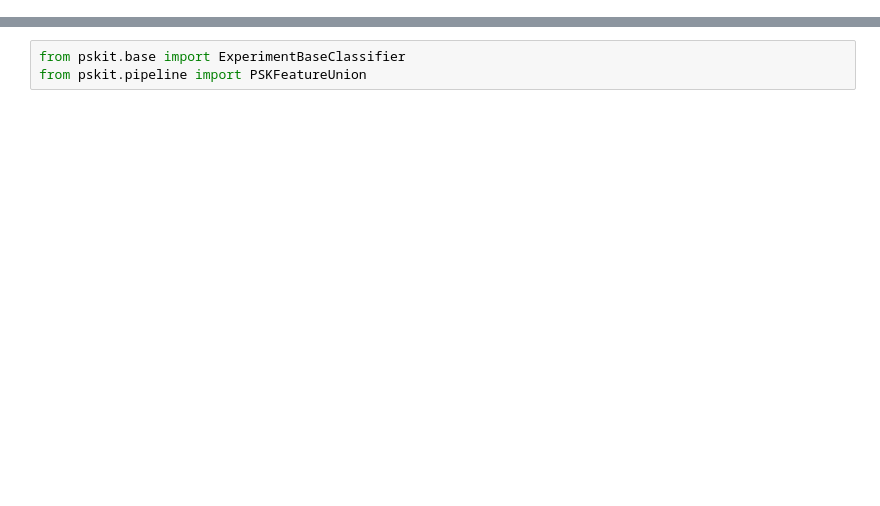
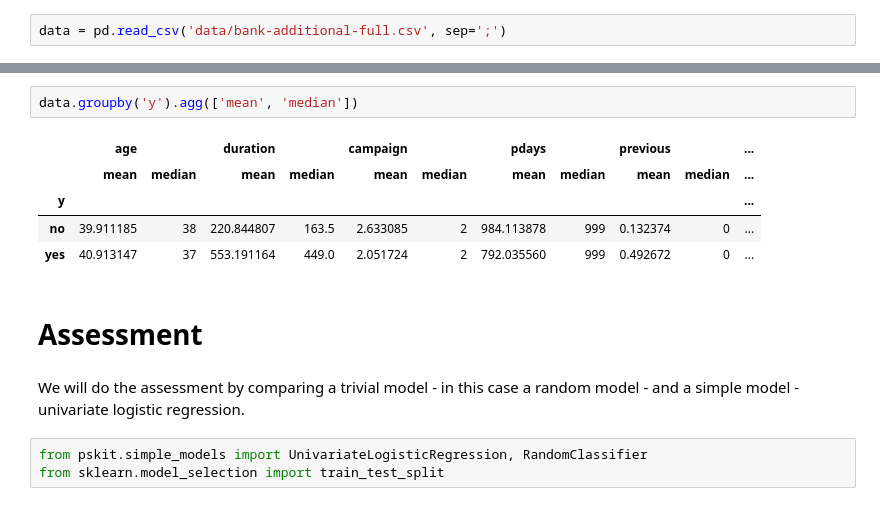
Before and after one commit to trantrikien239/pandas-sklearn-toolkit, a Jupyter notebook: learning_difficulty_assessment.ipynb, the cells around one changed output, grey strips where cells are left out. Drawn from its saved outputs; the diff is of its cells as text; blank space fills up the shorter version.

Commit message:
Add notebook demonstrate learning difficulty assessment

```diff
--- a/learning_difficulty_assessment.ipynb
+++ b/learning_difficulty_assessment.ipynb
@@ -0,0 +7,2 @@
+# %%
+data = pd.read_csv('data/bank-additional-full.csv', sep=';')
@@ -1,3 +63,15 @@
+# %%
+data.groupby('y').agg(['mean', 'median'])
+# %% [output]
+|  | age |  | duration |  | campaign |  | pdays |  | previous |  | ... |
+|  | mean | median | mean | median | mean | median | mean | median | mean | median | ... |
+| y |  |  |  |  |  |  |  |  |  |  | ... |
+| no | 39.911185 | 38 | 220.844807 | 163.5 | 2.633085 | 2 | 984.113878 | 999 | 0.132374 | 0 | ... |
+| yes | 40.913147 | 37 | 553.191164 | 449.0 | 2.051724 | 2 | 792.035560 | 999 | 0.492672 | 0 | ... |
+# %% [markdown]
+# Assessment
+# %% [markdown]
+We will do the assessment by comparing a trivial model - in this case a random model - and a simple model - univariate logistic regression.
 # %%
-from pskit.base import ExperimentBaseClassifier
-from pskit.pipeline import PSKFeatureUnion
+from pskit.simple_models import UnivariateLogisticRegression, RandomClassifier
+from sklearn.model_selection import train_test_split
```
Also changed, not shown: parts of 14 cells of this notebook, 2 other files.
